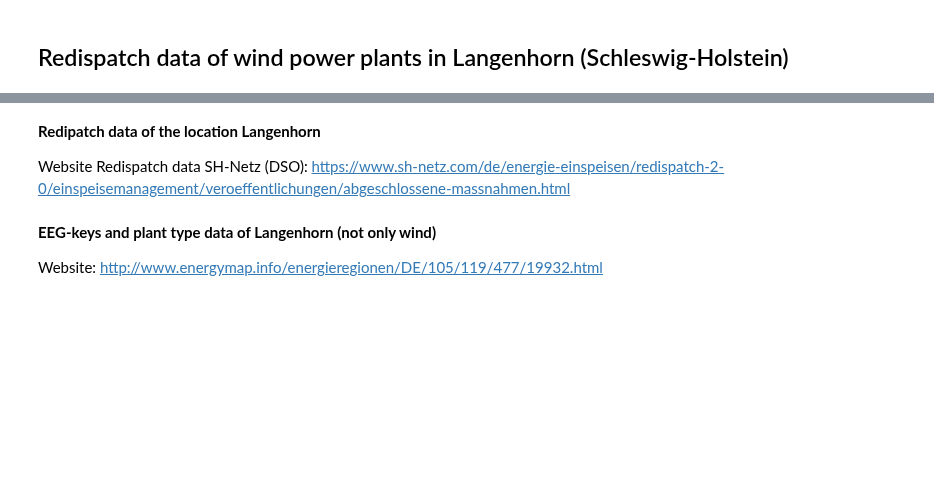
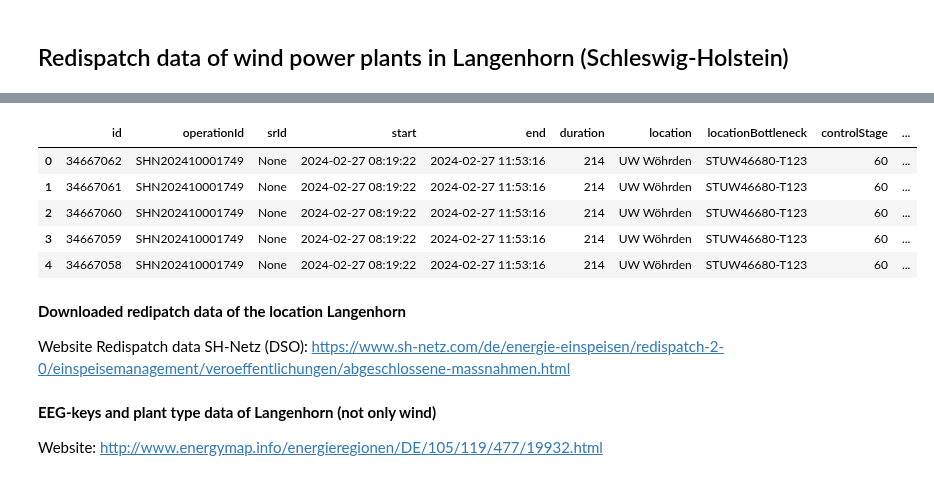
Before and after one commit to mgondeck/wind_curtailment_prediction, a Jupyter notebook: data/redispatch_data.ipynb, the cells around one changed output, grey strips where cells are left out. Cells and saved outputs as stored; diff of their text form; code cells hidden in the pictures; blank space fills up the shorter version.

Commit message:
added API access to SH netz redispatch data

```diff
--- a/data/redispatch_data.ipynb
+++ b/data/redispatch_data.ipynb
@@ -14,5 +22,39 @@ Drive already mounted at /content/drive; to attempt to forcibly remount, call dr
+# %%
+import requests
+
+# base URL of API
+base_url = "https://redispatch-run.azurewebsites.net/api/operations/get"
+
+# parameters
+params = {
+    "networkoperator": "shn",          # change as needed (ava (Avacon), bag (Bayernwerk), edi (Edis))
+    "type": "finished",
+    "orderDirection": "desc",
+    "orderBy": "start",
+    "chunkNr": 1
+}
+
+# GET request to the API
+response = requests.get(base_url, params=params)
+
+if response.status_code == 200:
+    data = response.json()
+    df = pd.DataFrame(data)
+    df_operations = pd.DataFrame(df['operations'].tolist())
+else:
+    print("Error:", response.status_code)
+
+
+df_operations.head()
+# %% [output]
+|  | id | operationId | srId | start | end | duration | location | locationBottleneck | controlStage | ... |
+| 0 | 34667062 | SHN202410001749 | None | 2024-02-27 08:19:22 | 2024-02-27 11:53:16 | 214 | UW Wöhrden | STUW46680-T123 | 60 | ... |
+| 1 | 34667061 | SHN202410001749 | None | 2024-02-27 08:19:22 | 2024-02-27 11:53:16 | 214 | UW Wöhrden | STUW46680-T123 | 60 | ... |
+| 2 | 34667060 | SHN202410001749 | None | 2024-02-27 08:19:22 | 2024-02-27 11:53:16 | 214 | UW Wöhrden | STUW46680-T123 | 60 | ... |
+| 3 | 34667059 | SHN202410001749 | None | 2024-02-27 08:19:22 | 2024-02-27 11:53:16 | 214 | UW Wöhrden | STUW46680-T123 | 60 | ... |
+| 4 | 34667058 | SHN202410001749 | None | 2024-02-27 08:19:22 | 2024-02-27 11:53:16 | 214 | UW Wöhrden | STUW46680-T123 | 60 | ... |
 # %% [markdown]
-**Redipatch data of the location Langenhorn**
+**Downloaded redipatch data of the location Langenhorn**
 
 Website Redispatch data SH-Netz (DSO): https://www.sh-netz.com/de/energie-einspeisen/redispatch-2-0/einspeisemanagement/veroeffentlichungen/abgeschlossene-massnahmen.html
 # %%
```
Also changed, not shown: parts of 3 cells of this notebook.
